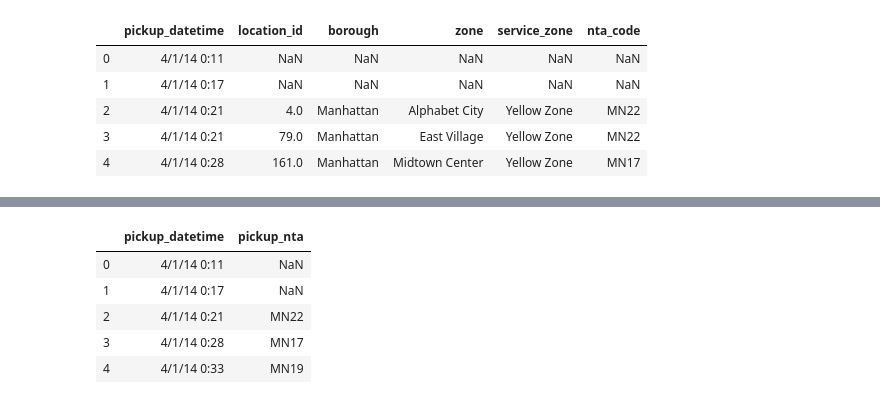
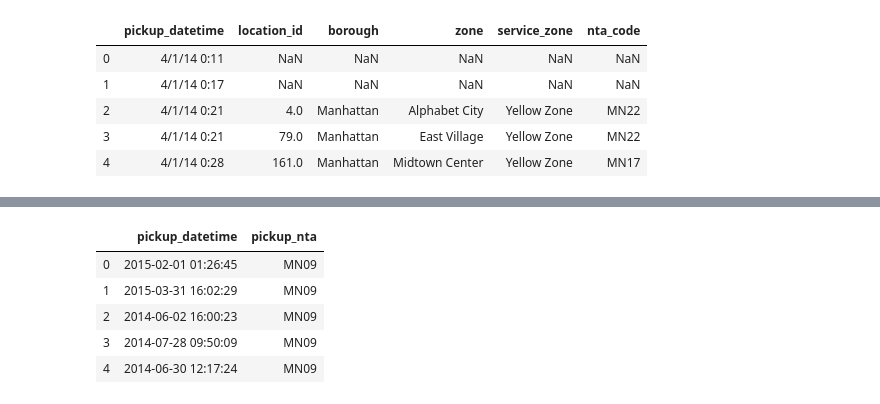
Before and after one commit to rodrigobernall/ds4a_group30, a Jupyter notebook: scripts/EDA/trips_by_day_uber_taxi_manhattan.ipynb, the cells around one changed output, grey strips where cells are left out. Drawn from its saved outputs; the diff is of its cells as text; code cells hidden in the pictures.

Commit message:
cambios en cuaderno trips manhattan uber yellow green

```diff
--- a/scripts/EDA/trips_by_day_uber_taxi_manhattan.ipynb
+++ b/scripts/EDA/trips_by_day_uber_taxi_manhattan.ipynb
@@ -100,3 +102,3 @@ uber_trips.head()
 # %%
-url = 'https://www.dropbox.com/s/za6yp2mz6p560o1/uber_trips_2014_nta.csv.gz?dl=1'
+url = 'https://www.dropbox.com/s/7ixw7pe46q3theo/green_trips_nta.csv.gz?dl=1'
 green_trips=pd.read_csv(url, compression='gzip')
@@ -103,17 +114,24 @@ green_trips=pd.read_csv(url, compression='gzip')
 # %%
 del green_trips['Unnamed: 0']
+del green_trips['dropoff_datetime']
 del green_trips['pickup_latitude']
 del green_trips['pickup_longitude']
-del green_trips['base']
+del green_trips['dropoff_latitude']
+del green_trips['dropoff_longitude']
+del green_trips['passenger_count']
+del green_trips['trip_distance']
+del green_trips['total_amount']
 del green_trips['pickup_point']
+del green_trips['dropoff_point']
+del green_trips['dropoff_nta']
 green_trips.head()
 # %% [output]
 |  | pickup_datetime | pickup_nta |
-| 0 | 4/1/14 0:11 | NaN |
-| 1 | 4/1/14 0:17 | NaN |
-| 2 | 4/1/14 0:21 | MN22 |
-| 3 | 4/1/14 0:28 | MN17 |
-| 4 | 4/1/14 0:33 | MN19 |
+| 0 | 2015-02-01 01:26:45 | MN09 |
+| 1 | 2015-03-31 16:02:29 | MN09 |
+| 2 | 2014-06-02 16:00:23 | MN09 |
+| 3 | 2014-07-28 09:50:09 | MN09 |
+| 4 | 2014-06-30 12:17:24 | MN09 |
 # %%
 green_trips=pd.merge(green_trips,zones, how='left' ,left_on=['pickup_nta'],right_on=['nta_code'])
 del green_trips['pickup_nta']
```
Also changed, not shown: parts of 33 cells of this notebook.
